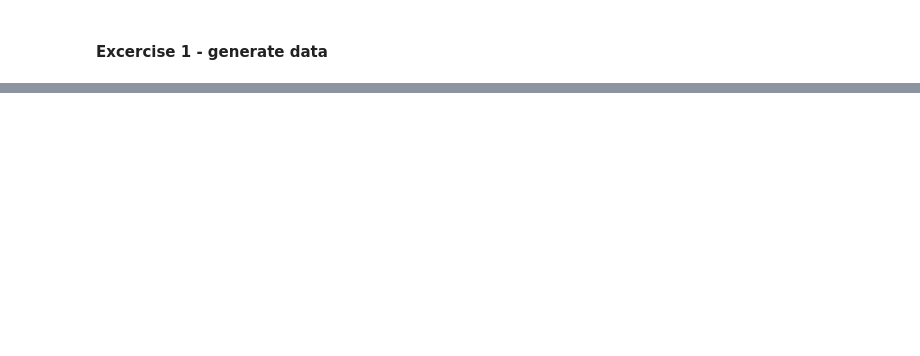
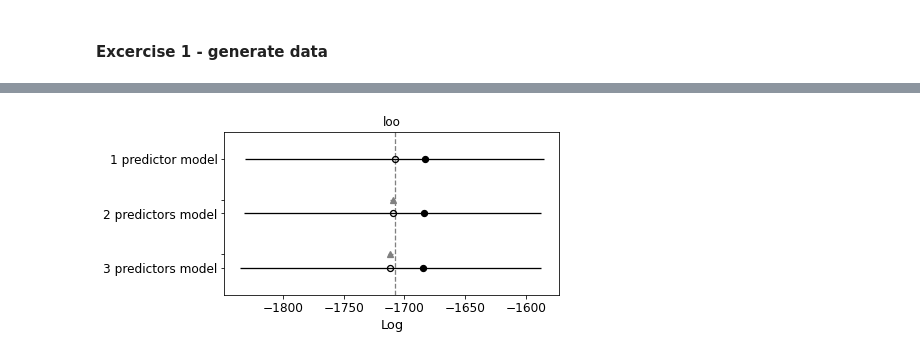
Before and after one commit to bartoszzak/Data_Analytics, a Jupyter notebook: lab6/lab6.ipynb, the cells around one changed output, grey strips where cells are left out. Saved outputs shown, nothing was run; the diff lists cells and outputs as text; code cells hidden in the pictures; blank space fills up the shorter version.

```diff
--- a/lab6/lab6.ipynb
+++ b/lab6/lab6.ipynb
@@ -59,0 +347,4 @@ generated quantities {
+# %%
+pred2 = model5.sample(data={'N': N, 'K':2, 'X': df2.loc[:, 'X[1,1]':f'X[{N},2]'].values.reshape((N,2)), 'y': df1.loc[:, 'y[1]':f'y[{N}]'].values.reshape((N,))},
+                     seed=1234)
+pred2.draws_pd()
@@ -59,0 +383,4 @@ generated quantities {
+# %%
+pred3 = model5.sample(data={'N': N, 'K':3, 'X': df2.loc[:, 'X[1,1]':f'X[{N},3]'].values.reshape((N,3)), 'y': df1.loc[:, 'y[1]':f'y[{N}]'].values.reshape((N,))},
+                     seed=1234)
+pred3.draws_pd()
@@ -59,0 +422,4 @@ generated quantities {
+# %%
+inf_data1 = az.from_cmdstanpy(pred1)
+inf_data2 = az.from_cmdstanpy(pred2)
+inf_data3 = az.from_cmdstanpy(pred3)
@@ -59,0 +447,4 @@ generated quantities {
+# %%
+# Compare using loo criteria
+model_comp = az.compare({'1 predictor model': inf_data1, '2 predictors model': inf_data2, '3 predictors model': inf_data3}, ic='loo')
+model_comp
@@ -59,0 +456,6 @@ generated quantities {
+# %%
+az.plot_compare(model_comp)
+plt.title('loo')
+plt.show()
+# %% [output]
+[figure, added]
```
Also changed, not shown: parts of 28 cells of this notebook.
